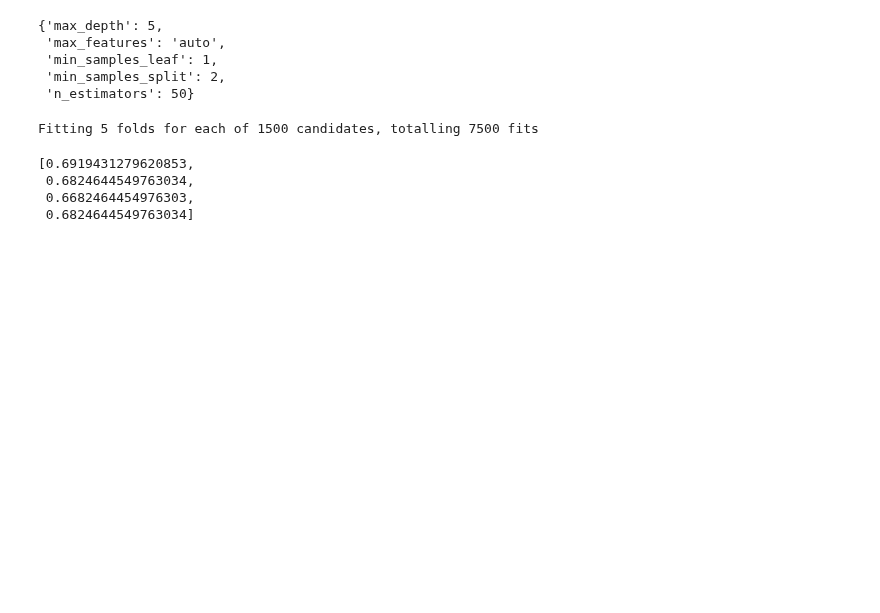
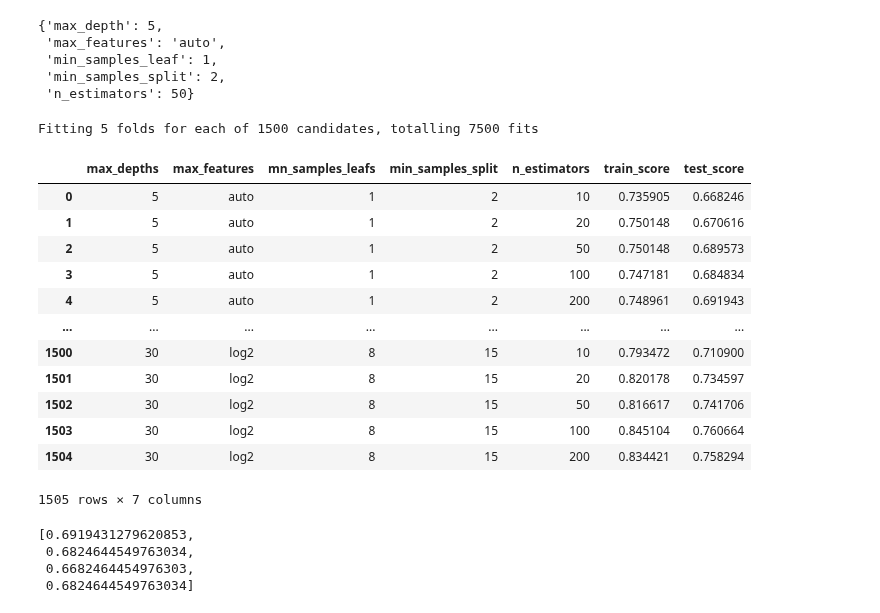
Before and after one commit to shekharbiswas/Obesity, a Jupyter notebook: Visuals.ipynb, the cells around one changed output. Saved outputs shown, nothing was run; the diff lists cells and outputs as text; code cells hidden in the pictures; blank space fills up the shorter version.

```diff
--- a/Visuals.ipynb
+++ b/Visuals.ipynb
@@ -321,6 +321,22 @@ dict = {'max_depths': max_depths, 'max_features': max_featuress, 'mn_samples_lea
 df_rf = pd.DataFrame(dict)
 
 df_rf.to_csv('RF_train_test_score.csv')
+# %%
+df_rf
+# %% [output]
+|  | max_depths | max_features | mn_samples_leafs | min_samples_split | n_estimators | train_score | test_score |
+| 0 | 5 | auto | 1 | 2 | 10 | 0.735905 | 0.668246 |
+| 1 | 5 | auto | 1 | 2 | 20 | 0.750148 | 0.670616 |
+| 2 | 5 | auto | 1 | 2 | 50 | 0.750148 | 0.689573 |
+| 3 | 5 | auto | 1 | 2 | 100 | 0.747181 | 0.684834 |
+| 4 | 5 | auto | 1 | 2 | 200 | 0.748961 | 0.691943 |
+| ... | ... | ... | ... | ... | ... | ... | ... |
+| 1500 | 30 | log2 | 8 | 15 | 10 | 0.793472 | 0.710900 |
+| 1501 | 30 | log2 | 8 | 15 | 20 | 0.820178 | 0.734597 |
+| 1502 | 30 | log2 | 8 | 15 | 50 | 0.816617 | 0.741706 |
+| 1503 | 30 | log2 | 8 | 15 | 100 | 0.845104 | 0.760664 |
+| 1504 | 30 | log2 | 8 | 15 | 200 | 0.834421 | 0.758294 |
+1505 rows × 7 columns
 # %%
 test_score
 # %% [output]
```
